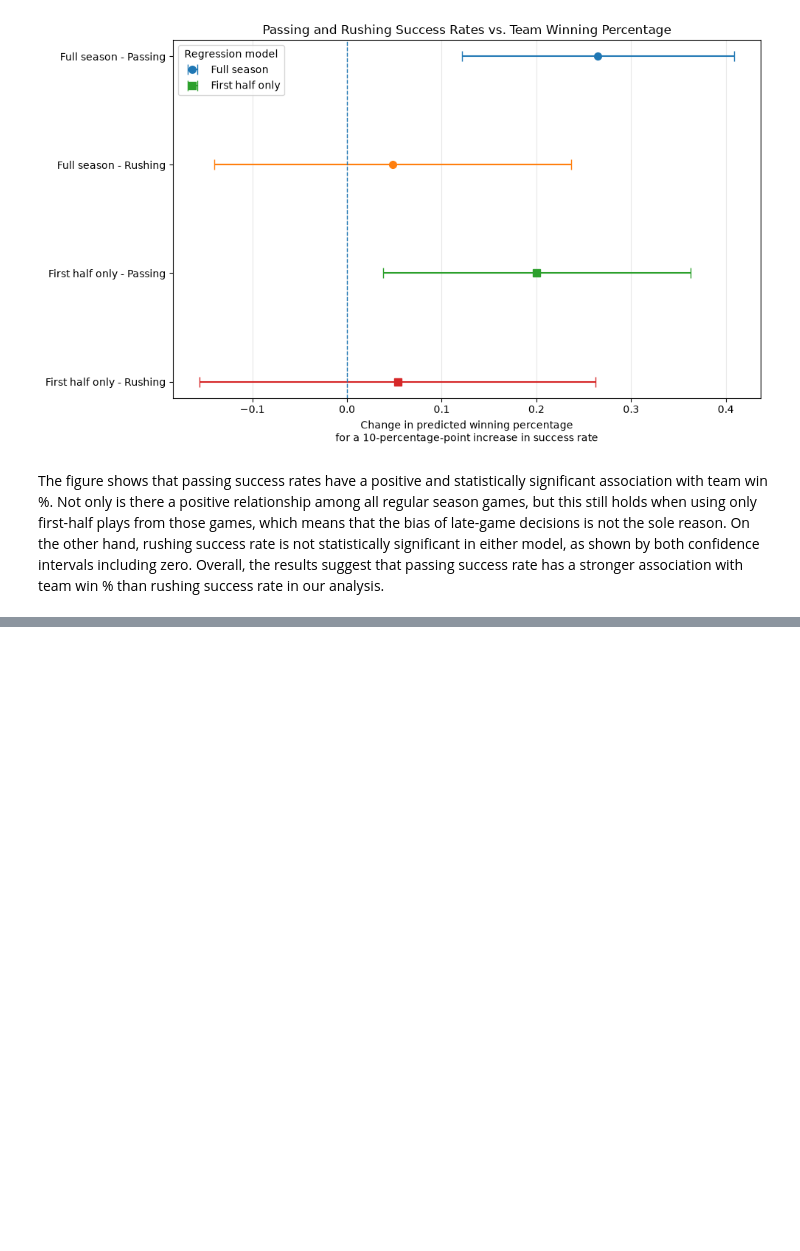
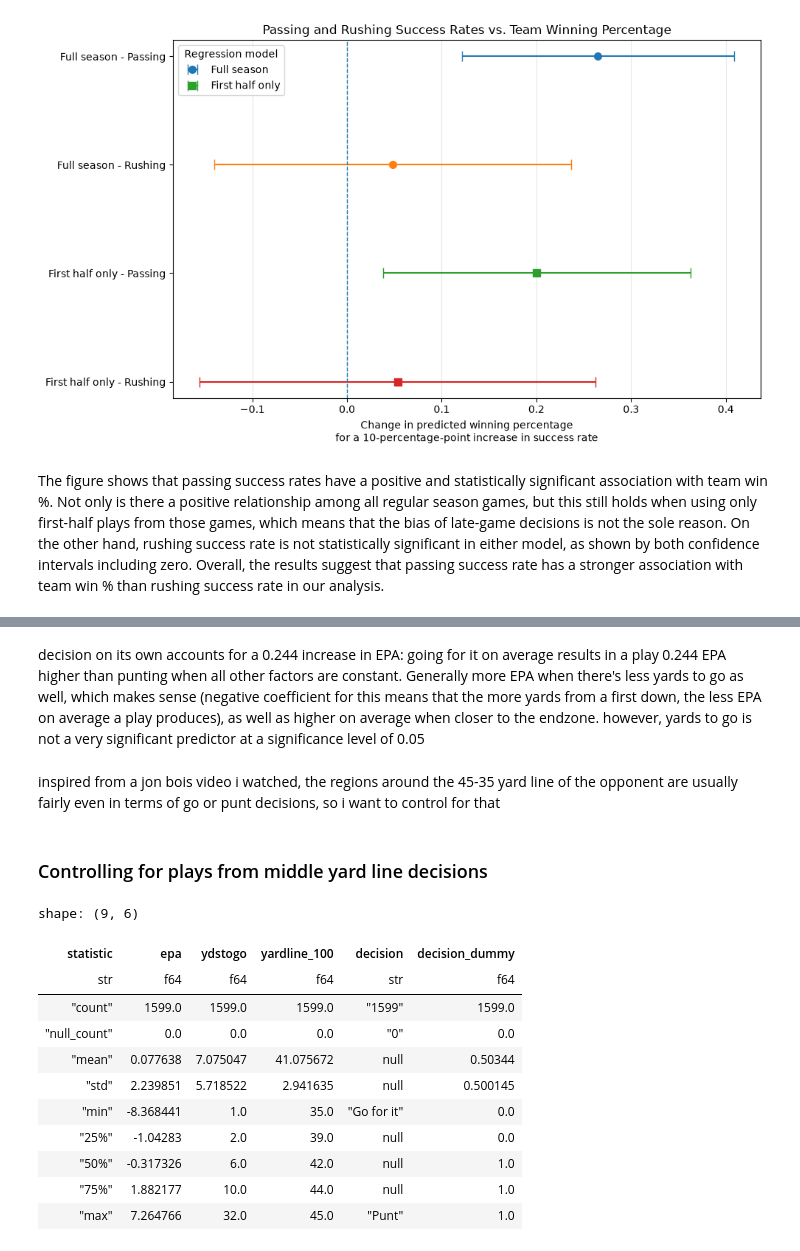
Before and after one commit to acimma3/cs418-football, a Jupyter notebook: narrative.ipynb, the cells around one changed output, grey strips where cells are left out. Drawn from its saved outputs; the diff is of its cells as text; code cells hidden in the pictures; blank space fills up the shorter version.

```diff
--- a/narrative.ipynb
+++ b/narrative.ipynb
@@ -514,0 +616,25 @@ The figure shows that passing success rates have a positive and statistically si
+# %% [markdown]
+decision on its own accounts for a 0.244 increase in EPA: going for it on average results in a play 0.244 EPA higher than punting when all other factors are constant. Generally more EPA when there's less yards to go as well, which makes sense (negative coefficient for this means that the more yards from a first down, the less EPA on average a play produces), as well as higher on average when closer to the endzone. however, yards to go is not a very significant predictor at a significance level of 0.05
+# %% [markdown]
+inspired from a jon bois video i watched, the regions around the 45-35 yard line of the opponent are usually fairly even in terms of go or punt decisions, so i want to control for that
+# %% [markdown]
+### Controlling for plays from middle yard line decisions
+# %%
+# filter to plays from around 45-35 yardline_100, as these usually produce the most equal number of punts and go-for-its
+fourthDownsMiddle = fourthDowns.filter(
+    (pl.col("yardline_100") >= 35) & (pl.col("yardline_100") <= 45)
+)
+fourthDownsMiddle.describe()
+# %% [output]
+shape: (9, 6)
+| statistic | epa | ydstogo | yardline_100 | decision | decision_dummy |
+| str | f64 | f64 | f64 | str | f64 |
+| "count" | 1599.0 | 1599.0 | 1599.0 | "1599" | 1599.0 |
+| "null_count" | 0.0 | 0.0 | 0.0 | "0" | 0.0 |
+| "mean" | 0.077638 | 7.075047 | 41.075672 | null | 0.50344 |
+| "std" | 2.239851 | 5.718522 | 2.941635 | null | 0.500145 |
+| "min" | -8.368441 | 1.0 | 35.0 | "Go for it" | 0.0 |
+| "25%" | -1.04283 | 2.0 | 39.0 | null | 0.0 |
+| "50%" | -0.317326 | 6.0 | 42.0 | null | 1.0 |
+| "75%" | 1.882177 | 10.0 | 44.0 | null | 1.0 |
+| "max" | 7.264766 | 32.0 | 45.0 | "Punt" | 1.0 |
```
Also changed, not shown: parts of 10 cells of this notebook.
